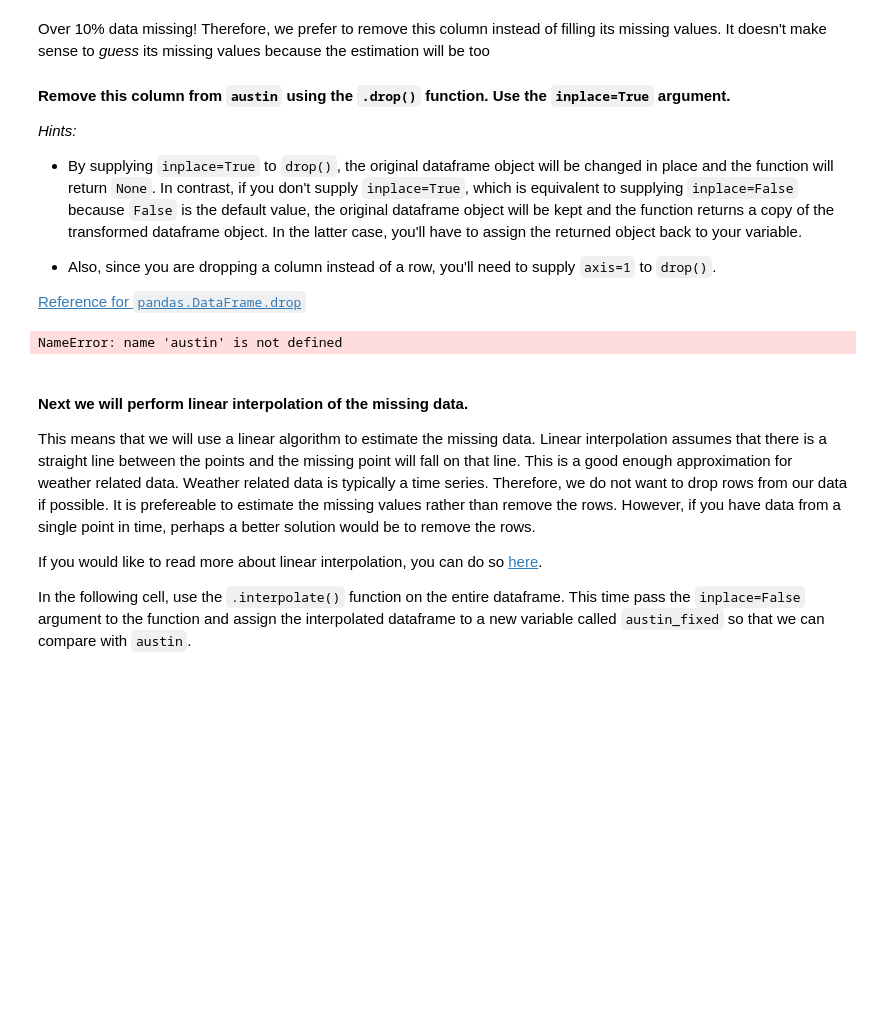
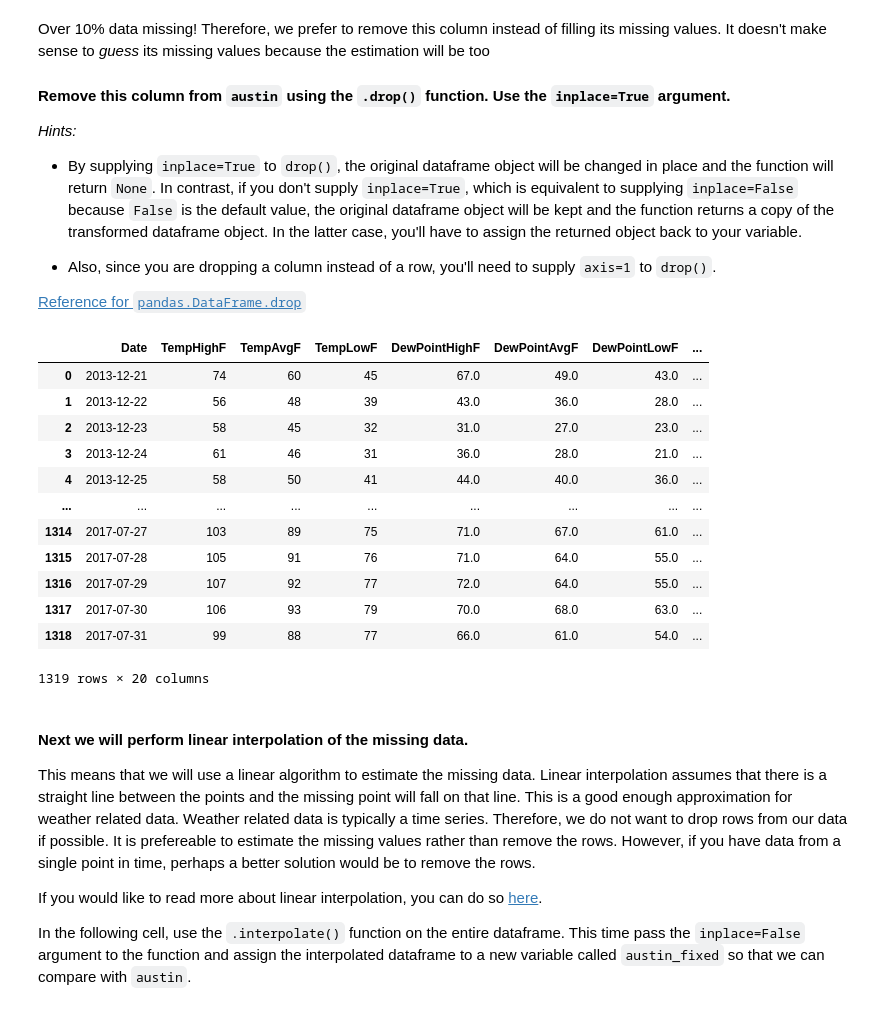
Before and after one commit to ironhack-bcn-data-pt/46-lab-intro-to-ml, a Jupyter notebook: your-code/main.ipynb, the cells around one changed output. Cells and saved outputs as stored; diff of their text form; code cells hidden in the pictures; blank space fills up the shorter version.

```diff
--- a/your-code/main.ipynb
+++ b/your-code/main.ipynb
@@ -202,13 +233,25 @@ Over 10% data missing! Therefore, we prefer to remove this column instead of fil
 [Reference for `pandas.DataFrame.drop`](https://pandas.pydata.org/pandas-docs/stable/generated/pandas.DataFrame.drop.html)
 # %%
 # Your code here
-
+df.drop('PrecipitationSumInches',axis=1,inplace=True)
 
 # Print `austin` to confirm the column is indeed removed
 
-austin
+df
 # %% [output]
+|  | Date | TempHighF | TempAvgF | TempLowF | DewPointHighF | DewPointAvgF | DewPointLowF | ... |
+| 0 | 2013-12-21 | 74 | 60 | 45 | 67.0 | 49.0 | 43.0 | ... |
+| 1 | 2013-12-22 | 56 | 48 | 39 | 43.0 | 36.0 | 28.0 | ... |
+| 2 | 2013-12-23 | 58 | 45 | 32 | 31.0 | 27.0 | 23.0 | ... |
+| 3 | 2013-12-24 | 61 | 46 | 31 | 36.0 | 28.0 | 21.0 | ... |
+| 4 | 2013-12-25 | 58 | 50 | 41 | 44.0 | 40.0 | 36.0 | ... |
+| ... | ... | ... | ... | ... | ... | ... | ... | ... |
+| 1314 | 2017-07-27 | 103 | 89 | 75 | 71.0 | 67.0 | 61.0 | ... |
+| 1315 | 2017-07-28 | 105 | 91 | 76 | 71.0 | 64.0 | 55.0 | ... |
+| 1316 | 2017-07-29 | 107 | 92 | 77 | 72.0 | 64.0 | 55.0 | ... |
+| 1317 | 2017-07-30 | 106 | 93 | 79 | 70.0 | 68.0 | 63.0 | ... |
+| 1318 | 2017-07-31 | 99 | 88 | 77 | 66.0 | 61.0 | 54.0 | ... |
-NameError: name 'austin' is not defined
+1319 rows × 20 columns
 # %% [markdown]
 #### Next we will perform linear interpolation of the missing data.
 
```
Also changed, not shown: parts of 9 cells of this notebook.
